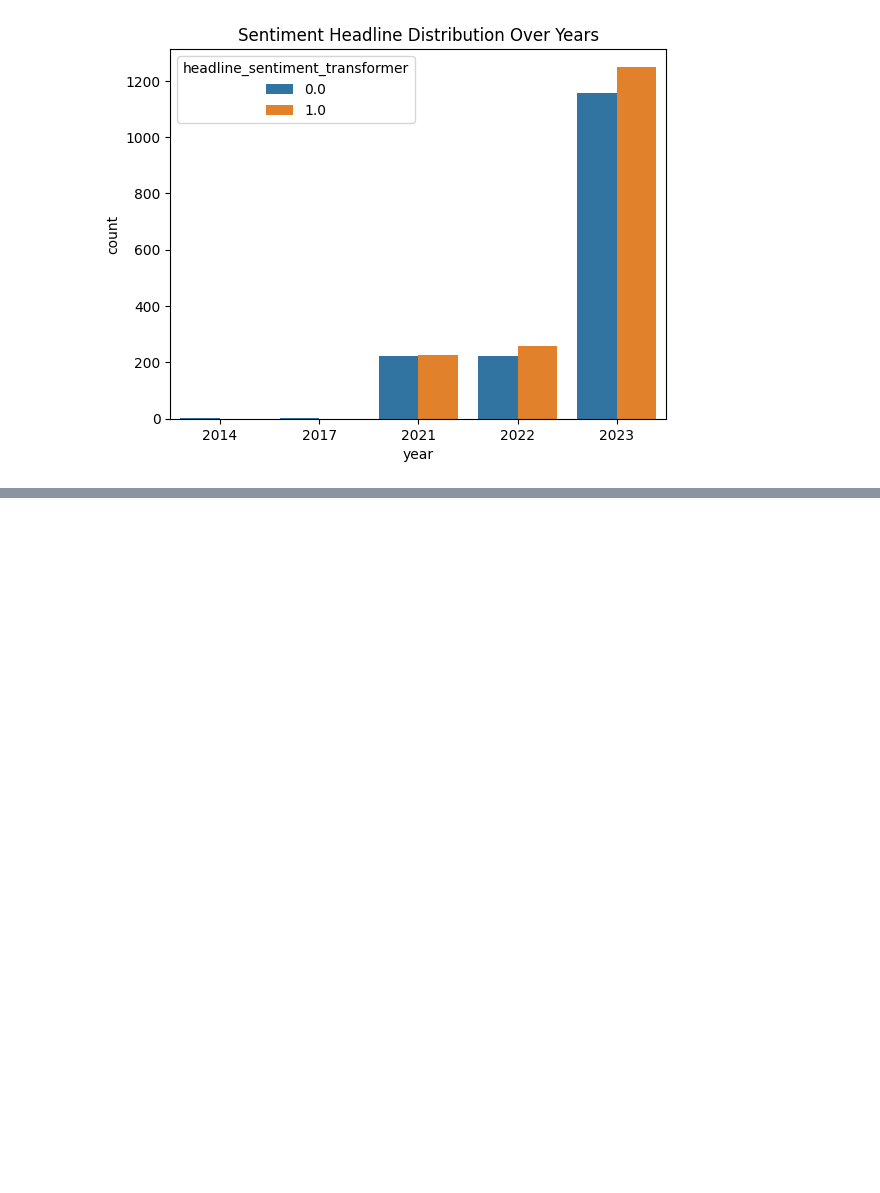
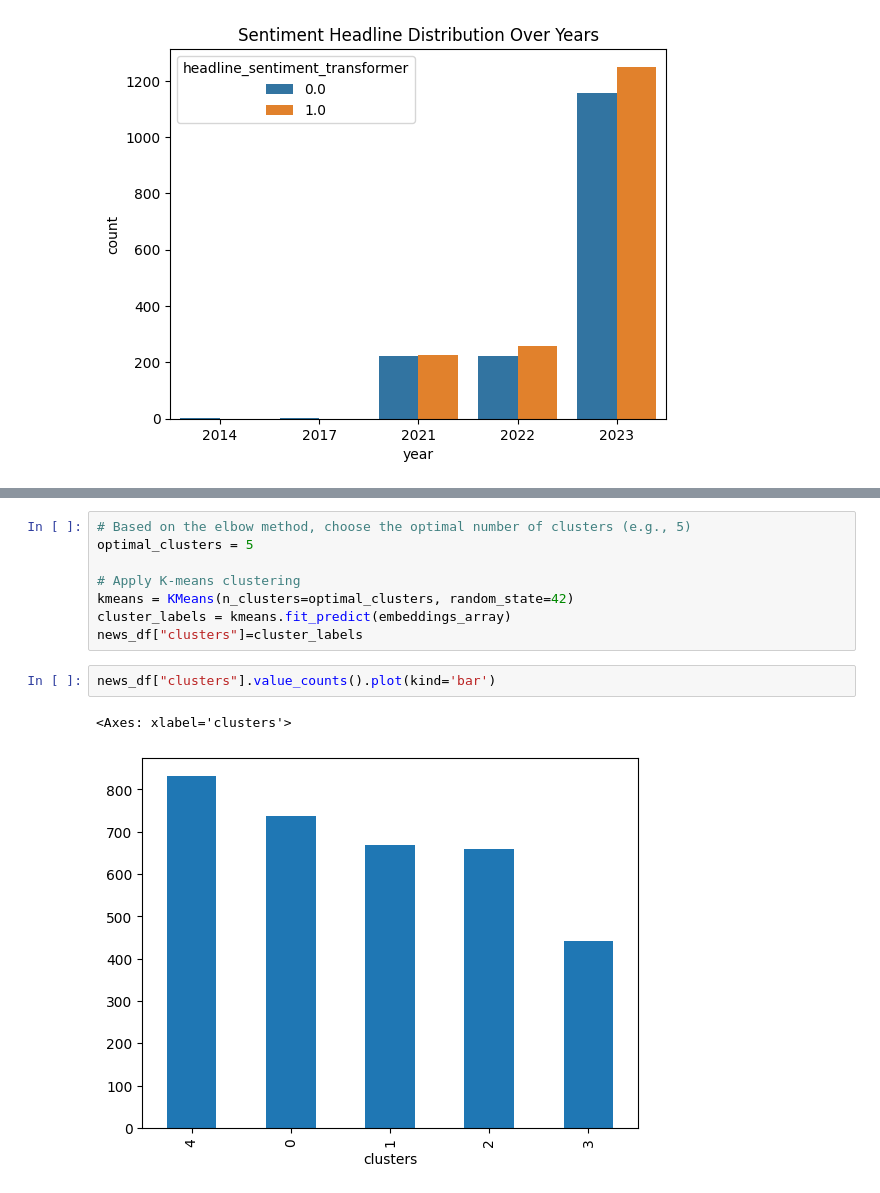
Before and after one commit to Soha85/Soha85, a Jupyter notebook: palestine-israel-news-conflict.ipynb, the cells around one changed output, grey strips where cells are left out. Saved outputs shown, nothing was run; the diff lists cells and outputs as text; blank space fills up the shorter version.

```diff
--- a/palestine-israel-news-conflict.ipynb
+++ b/palestine-israel-news-conflict.ipynb
@@ -499,0 +541,13 @@ pyplot.show()
+# %%
+# Based on the elbow method, choose the optimal number of clusters (e.g., 5)
+optimal_clusters = 5
+
+# Apply K-means clustering
+kmeans = KMeans(n_clusters=optimal_clusters, random_state=42)
+cluster_labels = kmeans.fit_predict(embeddings_array)
+news_df["clusters"]=cluster_labels
+# %%
+news_df["clusters"].value_counts().plot(kind='bar')
+# %% [output]
+<Axes: xlabel='clusters'>
+[figure, added]
```
Also changed, not shown: parts of 16 cells of this notebook.
